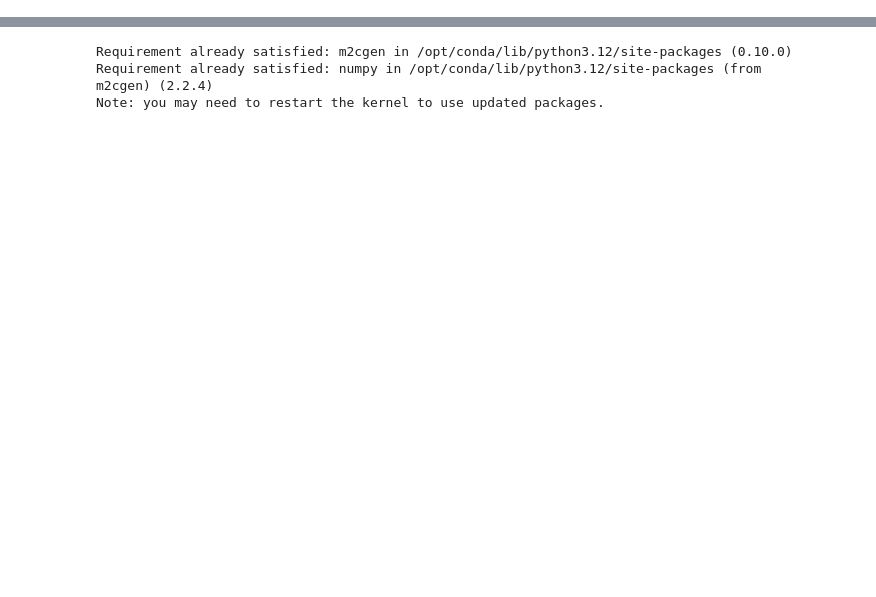
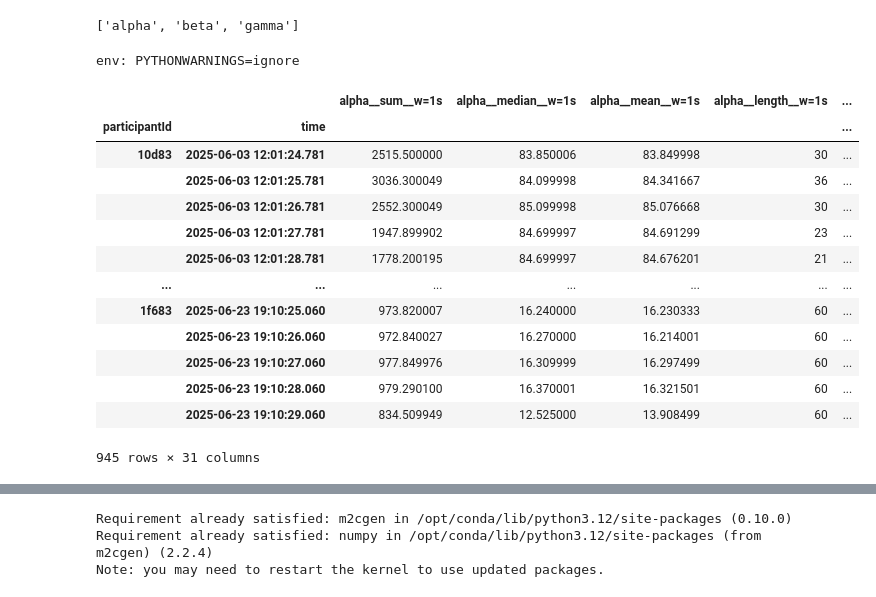
Before and after one commit to simon-a-schmitt/Human-Activity-Recognition, a Jupyter notebook: classification.ipynb, the cells around one changed output, grey strips where cells are left out. Saved outputs shown, nothing was run; the diff lists cells and outputs as text; code cells hidden in the pictures; blank space fills up the shorter version.

```diff
--- a/classification.ipynb
+++ b/classification.ipynb
@@ -34,3 +21,6 @@ Note: you may need to restart the kernel to use updated packages.
 # %%
 import pickle
-df1=pickle.load(open("../features.pkl","rb"))
+import pandas as pd
+project=pickle.load(open("data_snapshot/project_css25.pkl","rb"))
+# %%
+sensor="deviceorientation"
@@ -36,0 +31,5 @@ df1=pickle.load(open("../features.pkl","rb"))
+# %%
+ts_cols=[col for col in df.columns if col not in ["activity","mobile","browser"] ]
+ts_cols
+# %% [output]
+['alpha', 'beta', 'gamma']
@@ -36,0 +69,53 @@ df1=pickle.load(open("../features.pkl","rb"))
+# %%
+%env PYTHONWARNINGS=ignore
+
+import warnings
+
+from joblib import Parallel, delayed
+from tqdm.notebook import tqdm
+
+
+
+
+# Prepare the groups
+grouped = df.reset_index().set_index("time").groupby(["participantId", "activity"])
+
+# Optional: Convert to a list to avoid multiple iterations over the generator
+grouped_items = list(grouped)
+
+# Define your processing function
+def process_group(pid, group):
+    warnings.filterwarnings('ignore')
+    feats=pd.concat(fc.calculate(group, n_jobs=1),axis=1)
+    #display(feats)
+    feats["participantId"]=pid[0]
+    feats["activity"] = pid[1]
+    return feats.dropna().reset_index().set_index(["participantId","time"])
+
+# Wrap with tqdm for progress
+results = Parallel(n_jobs=-1)(
+    delayed(process_group)(pid, group)
+    for pid, group in tqdm(grouped_items, desc="Processing groups")
+)
+
+
+df1=pd.concat(results, axis=0)
+ #   display(all_feats)
+
+df1
+# %% [output]
+env: PYTHONWARNINGS=ignore
+|  |  | alpha__sum__w=1s | alpha__median__w=1s | alpha__mean__w=1s | alpha__length__w=1s | ... |
+| participantId | time |  |  |  |  | ... |
+| 10d83 | 2025-06-03 12:01:24.781 | 2515.500000 | 83.850006 | 83.849998 | 30 | ... |
+|  | 2025-06-03 12:01:25.781 | 3036.300049 | 84.099998 | 84.341667 | 36 | ... |
+|  | 2025-06-03 12:01:26.781 | 2552.300049 | 85.099998 | 85.076668 | 30 | ... |
+|  | 2025-06-03 12:01:27.781 | 1947.899902 | 84.699997 | 84.691299 | 23 | ... |
+|  | 2025-06-03 12:01:28.781 | 1778.200195 | 84.699997 | 84.676201 | 21 | ... |
+| ... | ... | ... | ... | ... | ... | ... |
+| 1f683 | 2025-06-23 19:10:25.060 | 973.820007 | 16.240000 | 16.230333 | 60 | ... |
+|  | 2025-06-23 19:10:26.060 | 972.840027 | 16.270000 | 16.214001 | 60 | ... |
+|  | 2025-06-23 19:10:27.060 | 977.849976 | 16.309999 | 16.297499 | 60 | ... |
+|  | 2025-06-23 19:10:28.060 | 979.290100 | 16.370001 | 16.321501 | 60 | ... |
+|  | 2025-06-23 19:10:29.060 | 834.509949 | 12.525000 | 13.908499 | 60 | ... |
+945 rows × 31 columns
```
Also changed, not shown: parts of 25 cells of this notebook, 1 other file.
